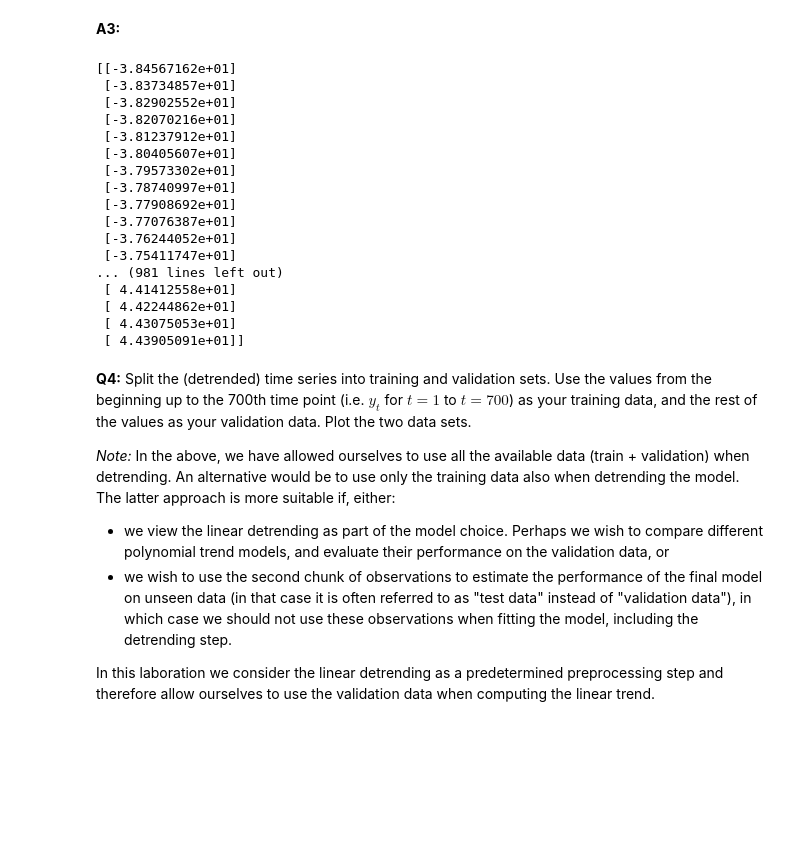
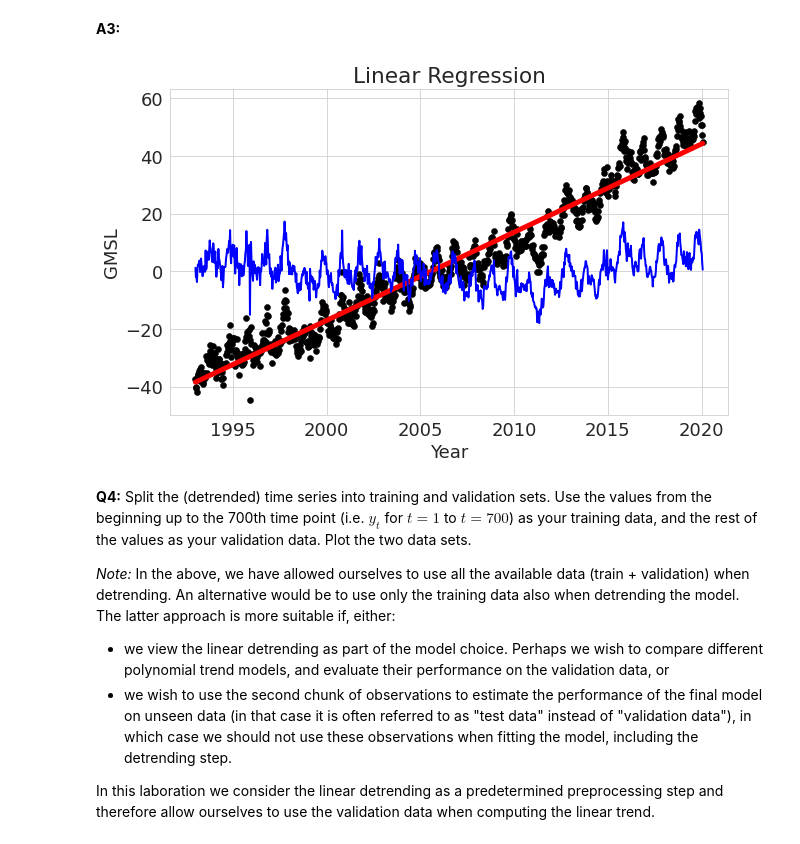
Before and after one commit to jrakhshanda/Time-Series-Sequence-Learning, a Jupyter notebook: tssl_lab1_ipynb_txt.ipynb, the cells around one changed output. Saved outputs shown, nothing was run; the diff lists cells and outputs as text; code cells hidden in the pictures; blank space fills up the shorter version.

```diff
--- a/tssl_lab1_ipynb_txt.ipynb
+++ b/tssl_lab1_ipynb_txt.ipynb
@@ -77,25 +79,20 @@ X = data['Year'].values.reshape(-1, 1)
 y = data['GMSL'].values.reshape(-1, 1)
 model = model.fit( X,y)
 y_pred = model.predict(X)
-print(y_pred)
+dev = y - y_pred
-# %% [output]
-[[-3.84567162e+01]
- [-3.83734857e+01]
- [-3.82902552e+01]
- [-3.82070216e+01]
- [-3.81237912e+01]
- [-3.80405607e+01]
- [-3.79573302e+01]
- [-3.78740997e+01]
- [-3.77908692e+01]
- [-3.77076387e+01]
- [-3.76244052e+01]
- [-3.75411747e+01]
-... (981 lines left out)
- [ 4.41412558e+01]
- [ 4.42244862e+01]
- [ 4.43075053e+01]
- [ 4.43905091e+01]]
+# %%
+plt.figure(figsize=(10,6))
+plt.rcParams.update({'font.size': 18})
+plt.scatter(X, y,  color='black', linewidths=0.5)
+plt.plot(X, y_pred, color='red', linewidth=5)
+plt.plot(X, dev, color='blue', linewidth=2)
+plt.ylabel("GMSL")
+plt.xlabel("Year")
+plt.title("Linear Regression")
+plt.grid(True)
+plt.show()
+# %% [output]
+[figure, added]
 # %% [markdown]
 **Q4:** Split the (detrended) time series into training and validation sets. Use the values from the beginning up to the 700th time point (i.e. $y_t$ for $t=1$ to $t=700$) as your training data, and the rest of the values as your validation data. Plot the two data sets.
 
```
Also changed, not shown: parts of 1 cell of this notebook.
